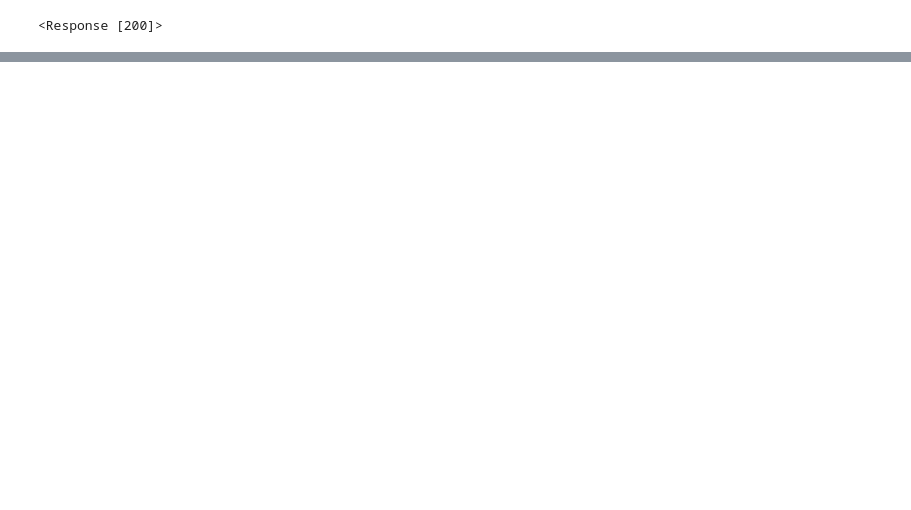
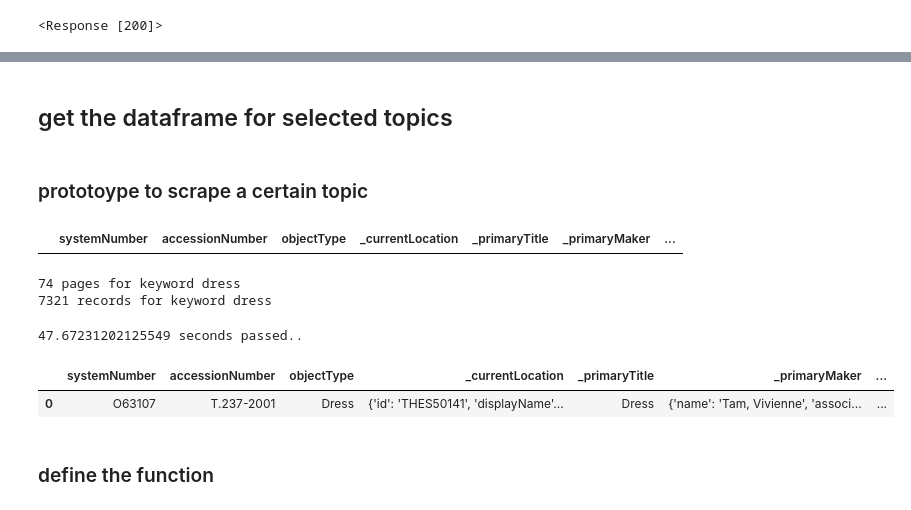
Before and after one commit to vivyhasadream/vintage_clothes_generator, a Jupyter notebook: 2 Data Scraping_va.ipynb, the cells around one changed output, grey strips where cells are left out. Saved outputs shown, nothing was run; the diff lists cells and outputs as text; code cells hidden in the pictures; blank space fills up the shorter version.

```diff
--- a/2 Data Scraping_va.ipynb
+++ b/2 Data Scraping_va.ipynb
@@ -46,6 +25,6 @@ len(costume_objectsIDs)
 # %%
-# Search by a topic
-url = "https://collectionapi.metmuseum.org/public/collection/v1/search?q=robe"
+# checkout a topic
+url = "https://api.vam.ac.uk/v2/objects/search?q_object_name=robe&page_size=100&images=true&images_exist=true"
 r = requests.get(url)
 r
 # %% [output]
@@ -605,0 +47,19 @@ ardbeg_soup.find_all('img')
+# %% [markdown]
+## get the dataframe for selected topics
+# %% [markdown]
+### prototoype to scrape a certain topic
+# %%
+# continue above
+
+# get records column names
+# for initial the full dataframe
+records_list = r.json()['records']
+records_df = pd.DataFrame.from_dict(records_list)
+records_df_columns = records_df.columns
+
+# initiate a dataframe for filling in scrapped info
+df = pd.DataFrame(columns=records_df_columns)
+# %%
+df # check if initiated
+# %% [output]
+|  | systemNumber | accessionNumber | objectType | _currentLocation | _primaryTitle | _primaryMaker | ... |
@@ -605,0 +68,34 @@ ardbeg_soup.find_all('img')
+# %%
+urlpath = f'https://api.vam.ac.uk/v2/objects/search?q_object_name={keyword}&page_size=100&images=true&images_exist=true'
+rr = requests.get(urlpath)
+
+info_dict = rr.json()['info']
+pages_n = info_dict['pages']
+record_n = info_dict['record_count']
+print(f'{pages_n} pages for keyword {keyword}')
+print(f'{record_n} records for keyword {keyword}')
+# %% [output]
+74 pages for keyword dress
+7321 records for keyword dress
+# %%
+# start timer
+start = time.time()
+
+for p in range(1,pages_n+1):
+    urlpath = f'https://api.vam.ac.uk/v2/objects/search?q_object_name={keyword}&page_size=100&images=true&images_exist=true&page={p}'
+    rr = requests.get(urlpath)
+    thisdf = pd.DataFrame.from_dict(rr.json()['records'])
+    df = pd.concat([df,thisdf])
+
+# timer stops
+end = time.time()
+print(f'{end-start} seconds passed..')
+# %% [output]
+47.67231202125549 seconds passed..
+# %%
+df.head(1)
+# %% [output]
+|  | systemNumber | accessionNumber | objectType | _currentLocation | _primaryTitle | _primaryMaker | ... |
+| 0 | O63107 | T.237-2001 | Dress | {'id': 'THES50141', 'displayName'... | Dress | {'name': 'Tam, Vivienne', 'associ... | ... |
+# %% [markdown]
+### define the function
```
Also changed, not shown: parts of 127 cells of this notebook, 3 other files.
